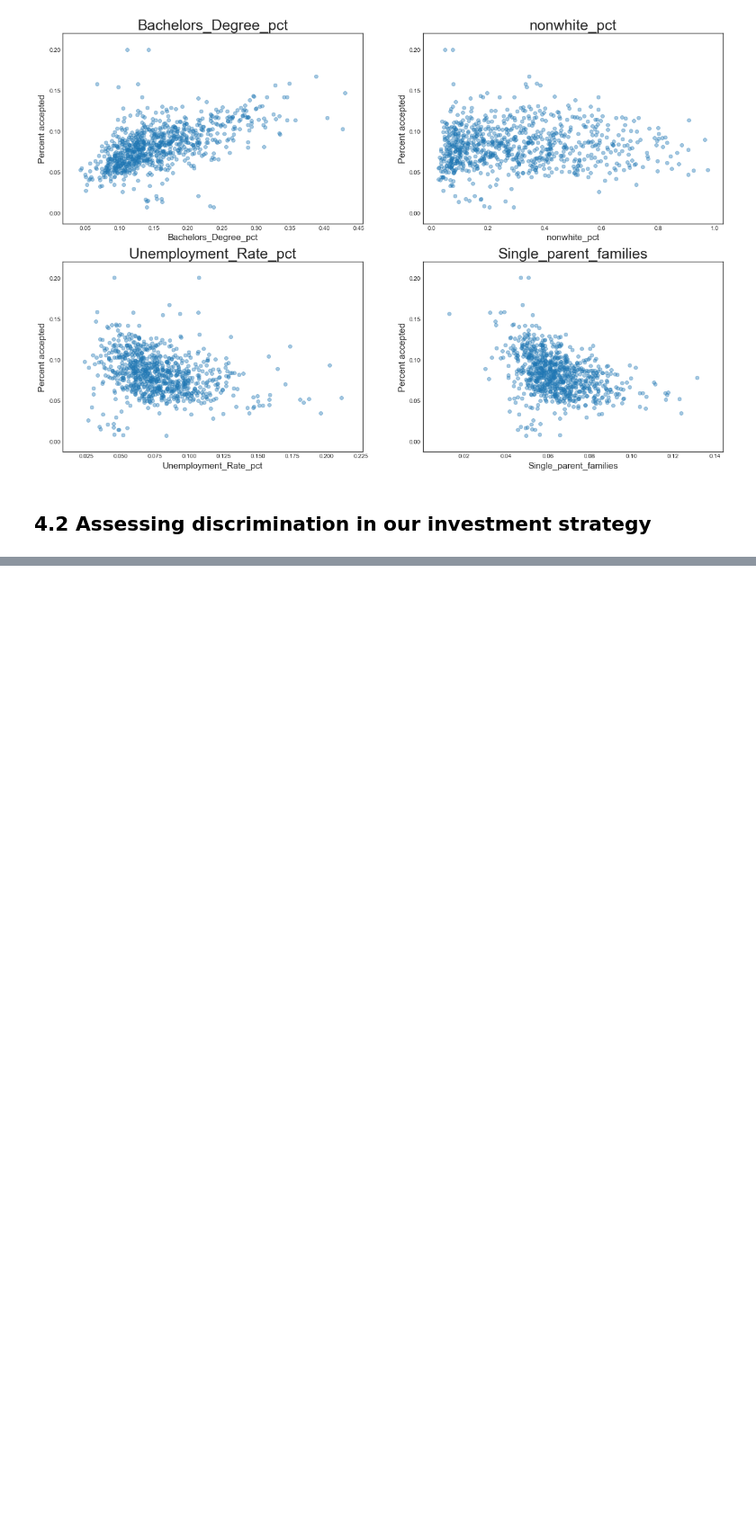
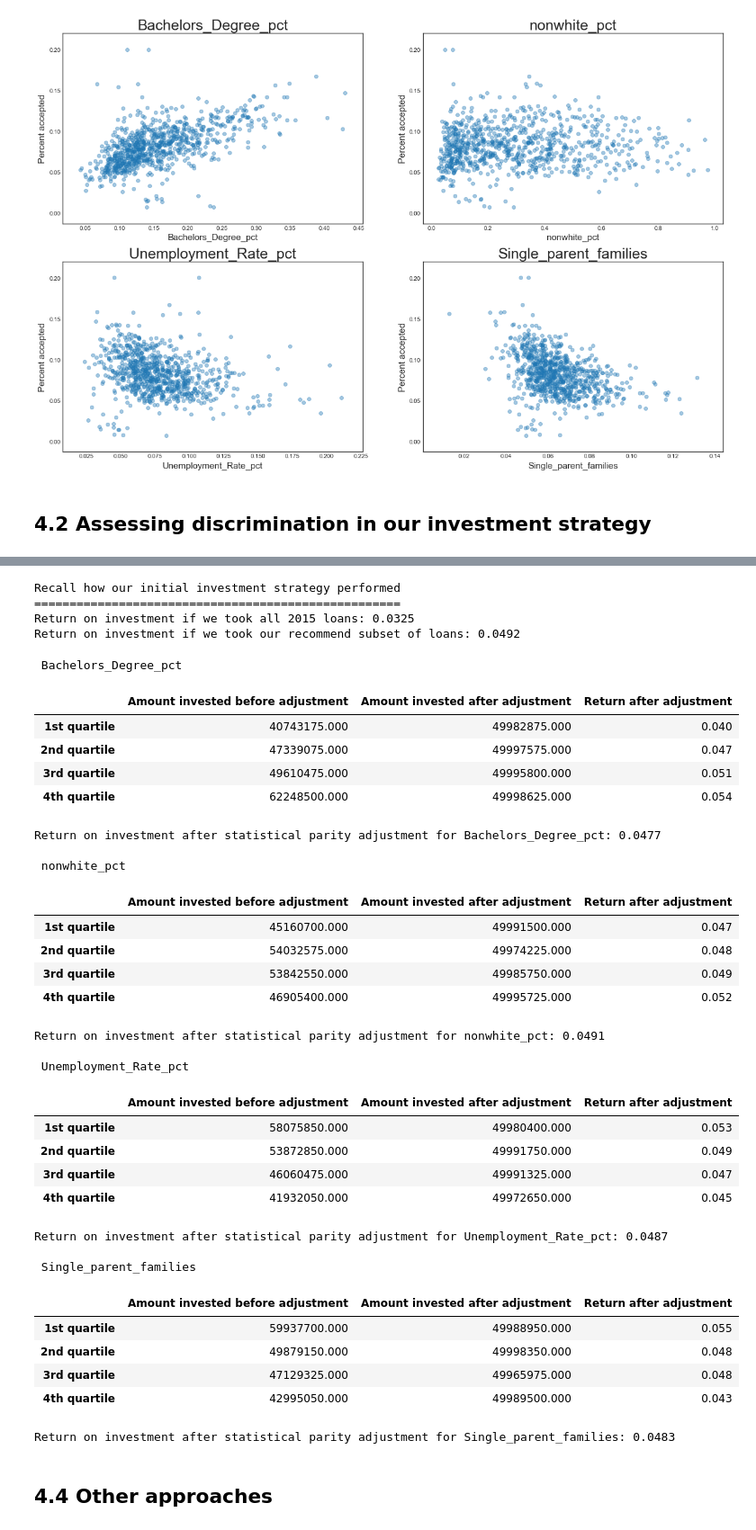
Before and after one commit to bhavenp/209A-FinalProject, a Jupyter notebook: final_website/4. Discrimination.ipynb, the cells around one changed output, grey strips where cells are left out. Shown: that part at 90% size. Cells and saved outputs as stored; diff of their text form; code cells hidden in the pictures; blank space fills up the shorter version.

```diff
--- a/final_website/4. Discrimination.ipynb
+++ b/final_website/4. Discrimination.ipynb
@@ -235,0 +351,61 @@ plt.show()
+# %%
+# Recall baseline performance
+print("Recall how our initial investment strategy performed")
+print("====================================================")
+print('Return on investment if we took all 2015 loans:', round(np.sum(all_loans_2015_merged.Real_ROI)/np.sum(all_loans_2015_merged.amnt), 4))
+res15 = all_loans_2015_merged
+res15.loc[:, 'cumsum_amnt'] = res15.loc[:,'amnt'].cumsum()
+ind_to_use = res15.cumsum_amnt <= 200000000
+print('Return on investment if we took our recommend subset of loans:', round(np.sum(res15.Real_ROI[ind_to_use])/np.sum(res15.amnt[ind_to_use]), 4))
+# %% [output]
+Recall how our initial investment strategy performed
+====================================================
+Return on investment if we took all 2015 loans: 0.0325
+Return on investment if we took our recommend subset of loans: 0.0492
+# %%
+pd.set_option('display.float_format', lambda x: '%.3f' % x)
+protected_features = ['Bachelors_Degree_pct','nonwhite_pct','Unemployment_Rate_pct','Single_parent_families']
+for feature in protected_features:
+
+    arib, aria, arq, ovret = statistical_parity_measures(all_loans_2015_merged, loans_bought15, all_loans_2015_merged[feature], 200000000)
+
+    print('\n',feature)
+    display(pd.DataFrame(np.concatenate([np.array(arib).reshape(-1,1), np.array(aria).reshape(-1,1),
+                                 np.array(arq).reshape(-1,1)], axis=1),
+                columns=['Amount invested before adjustment', 'Amount invested after adjustment', 'Return after adjustment'],
+                index=['1st quartile','2nd quartile','3rd quartile','4th quartile']))
+    print('Return on investment after statistical parity adjustment for ', feature, ': ', round(ovret, 4), sep='')
+# %% [output]
+ Bachelors_Degree_pct
+|  | Amount invested before adjustment | Amount invested after adjustment | Return after adjustment |
+| 1st quartile | 40743175.000 | 49982875.000 | 0.040 |
+| 2nd quartile | 47339075.000 | 49997575.000 | 0.047 |
+| 3rd quartile | 49610475.000 | 49995800.000 | 0.051 |
+| 4th quartile | 62248500.000 | 49998625.000 | 0.054 |
+Return on investment after statistical parity adjustment for Bachelors_Degree_pct: 0.0477
+
+ nonwhite_pct
+|  | Amount invested before adjustment | Amount invested after adjustment | Return after adjustment |
+| 1st quartile | 45160700.000 | 49991500.000 | 0.047 |
+| 2nd quartile | 54032575.000 | 49974225.000 | 0.048 |
+| 3rd quartile | 53842550.000 | 49985750.000 | 0.049 |
+| 4th quartile | 46905400.000 | 49995725.000 | 0.052 |
+Return on investment after statistical parity adjustment for nonwhite_pct: 0.0491
+
+ Unemployment_Rate_pct
+|  | Amount invested before adjustment | Amount invested after adjustment | Return after adjustment |
+| 1st quartile | 58075850.000 | 49980400.000 | 0.053 |
+| 2nd quartile | 53872850.000 | 49991750.000 | 0.049 |
+| 3rd quartile | 46060475.000 | 49991325.000 | 0.047 |
+| 4th quartile | 41932050.000 | 49972650.000 | 0.045 |
+Return on investment after statistical parity adjustment for Unemployment_Rate_pct: 0.0487
+
+ Single_parent_families
+|  | Amount invested before adjustment | Amount invested after adjustment | Return after adjustment |
+| 1st quartile | 59937700.000 | 49988950.000 | 0.055 |
+| 2nd quartile | 49879150.000 | 49998350.000 | 0.048 |
+| 3rd quartile | 47129325.000 | 49965975.000 | 0.048 |
+| 4th quartile | 42995050.000 | 49989500.000 | 0.043 |
+Return on investment after statistical parity adjustment for Single_parent_families: 0.0483
+# %% [markdown]
+## 4.4 Other approaches
```
Also changed, not shown: parts of 20 cells of this notebook, 6 other files.
